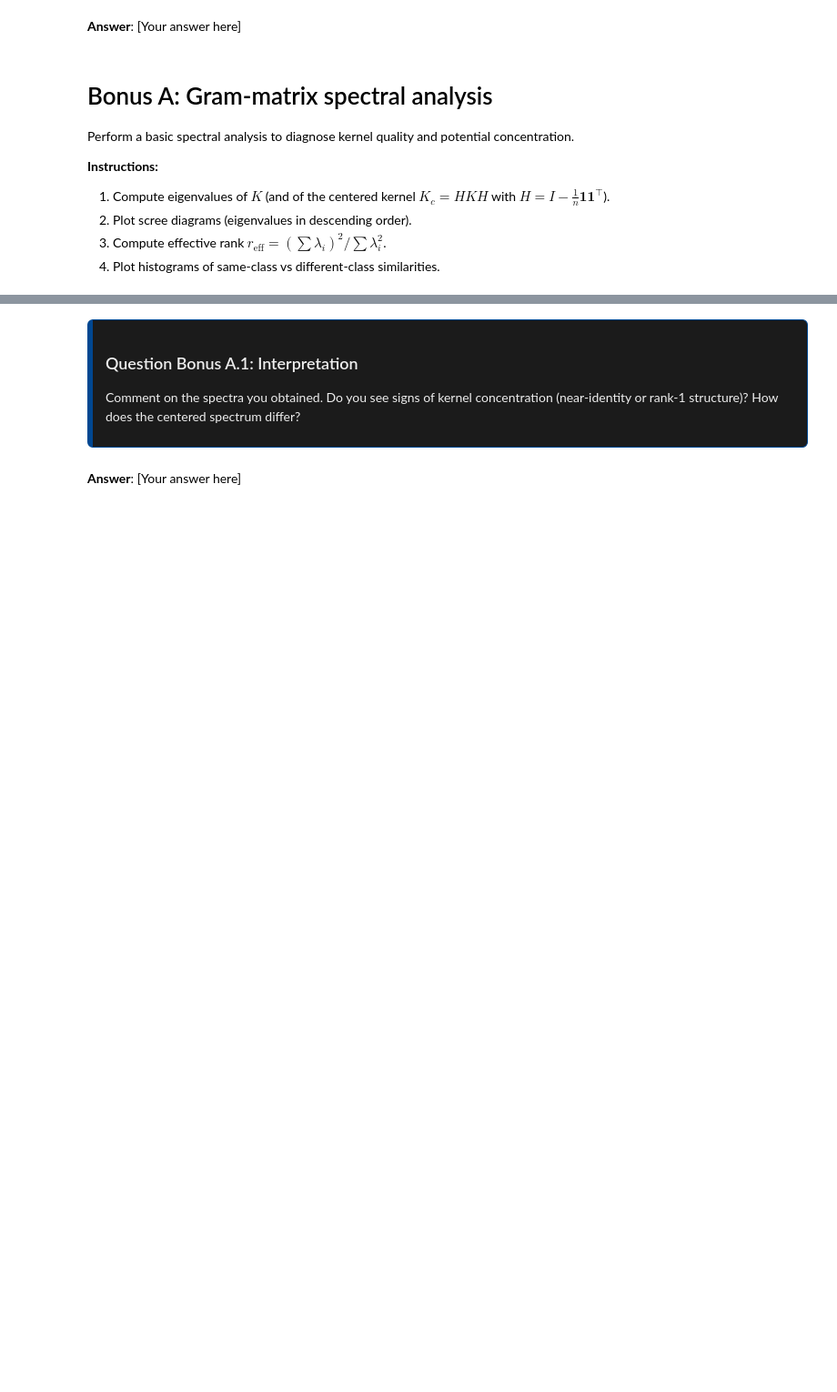
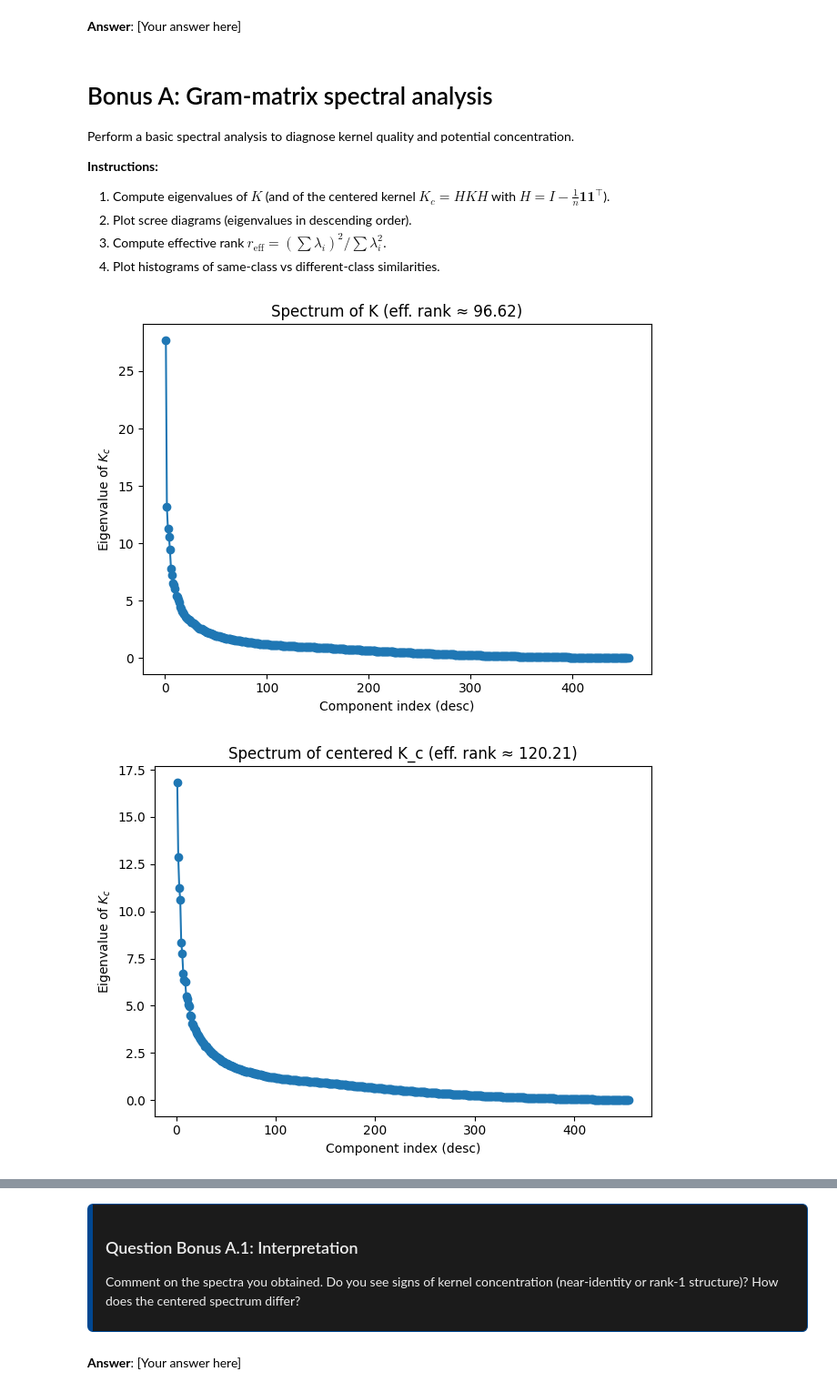
Before and after one commit to ScottMcHaffie/DD2368_assignments, a Jupyter notebook: assignment2/assignment2_edy.ipynb, the cells around one changed output, grey strips where cells are left out. Shown at 91% size. Saved outputs shown, nothing was run; the diff lists cells and outputs as text; code cells hidden in the pictures; blank space fills up the shorter version.

```diff
--- a/assignment2/assignment2_edy.ipynb
+++ b/assignment2/assignment2_edy.ipynb
@@ -293,16 +323,71 @@ Perform a basic spectral analysis to diagnose kernel quality and potential conce
 3. Compute effective rank $r_\mathrm{eff} = (\sum \lambda_i)^2 / \sum \lambda_i^2$.
 4. Plot histograms of same‑class vs different‑class similarities.
 # %%
+# TASK 7: Gram-matrix spectral analysis
+"""
+Perform a basis spectral analysis to diagnose kernel quality and potential
+concentration.
+
+INSTRUCTIONS
+1. Compute eigenvalues of K (and the centered kernel)
+2. Plot scree diagrams (eigenvalues in descending order)
+3. Compute effective rank
+4. Plot histograms of same-class vs different-class similarities
+"""
+
 # Spectral analysis of K
 # -----YOUR CODE HERE-----
+def symmetrize(K):
+    return 0.5 * (K + K.T)
+
+def center_kernel(K):
+    n = K.shape[0]
+    H = np.eye(n) - np.ones((n, n)) / n
+    return H @ K @ H
+
+def spectrum(Kc):
+    w, _ = np.linalg.eigh(symmetrize(Kc))
+    w = w[::-1]
+    return w
+
+def effective_rank(eigs, clip_at=0.0):
+    # Clip tiny negatives from numerical issues before r_eff
+    lam = np.copy(eigs)
+    lam[lam < clip_at] = 0.0
+    s1 = lam.sum()
+    s2 = (lam**2).sum()
+    return (s1**2 / s2) if s2 > 0 else 0.0
+
+def scree_plot(eigs, title="Scree plot"):
+    x = np.arange(1, len(eigs)+1)
+    plt.figure()
+    plt.plot(x, eigs, marker='o')
+    plt.xlabel("Component index (desc)")
+    plt.ylabel("Eigenvalue of $K_c$")
+    plt.title(title)
+    plt.tight_layout()
+    plt.show()
 
 # ---YOUR CODE ENDS HERE---
 
-plt.figure(); plt.plot(eigs, marker='o'); plt.title(f"Spectrum of K (eff. rank ≈ {eff_rank:.2f})")
-plt.xlabel("index"); plt.ylabel("eigenvalue"); plt.show()
+# Apply the functions to analyze the quantum kernel
+K_tr_sym = symmetrize(K_tr)
+K_tr_centered = center_kernel(K_tr_sym)
 
-plt.figure(); plt.plot(eigs_c, marker='o'); plt.title("Spectrum of centered K_c")
-plt.xlabel("index"); plt.ylabel("eigenvalue"); plt.show()
+# Compute eigenvalues
+eigs = spectrum(K_tr_sym)
+eigs_c = spectrum(K_tr_centered)
+
+# Compute effective ranks
+eff_rank = effective_rank(eigs)
+eff_rank_c = effective_rank(eigs_c)
+
+# Plot scree diagrams
+scree_plot(eigs, title=f"Spectrum of K (eff. rank ≈ {eff_rank:.2f})")
+scree_plot(eigs_c, title=f"Spectrum of centered K_c (eff. rank ≈ {eff_rank_c:.2f})")
+# %% [output]
+[figure, added]
+[figure, added]
 # %%
 # -----YOUR CODE HERE-----
 # Similarity histogram: same vs diff classes
```
Also changed, not shown: parts of 14 cells of this notebook, 2 other files.
